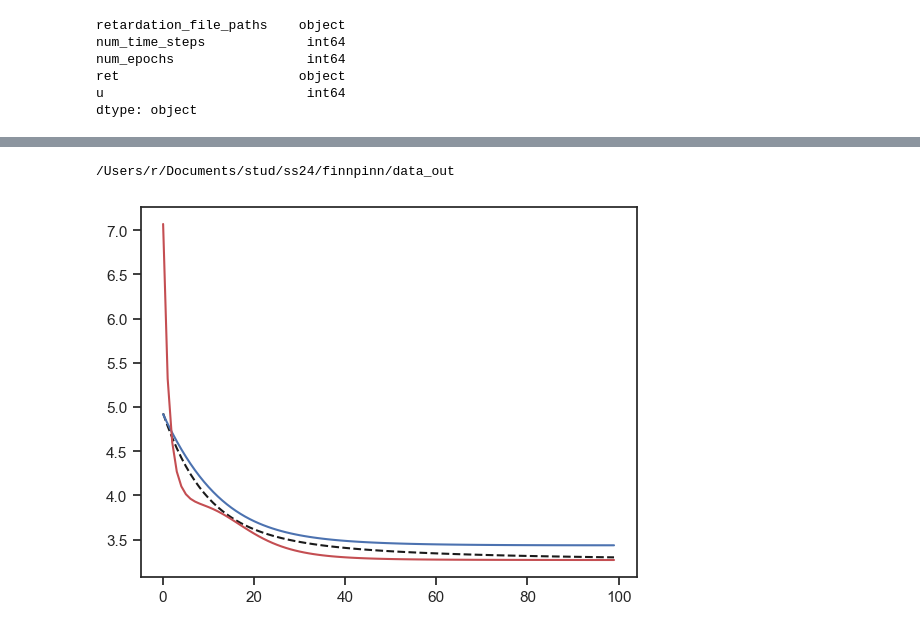
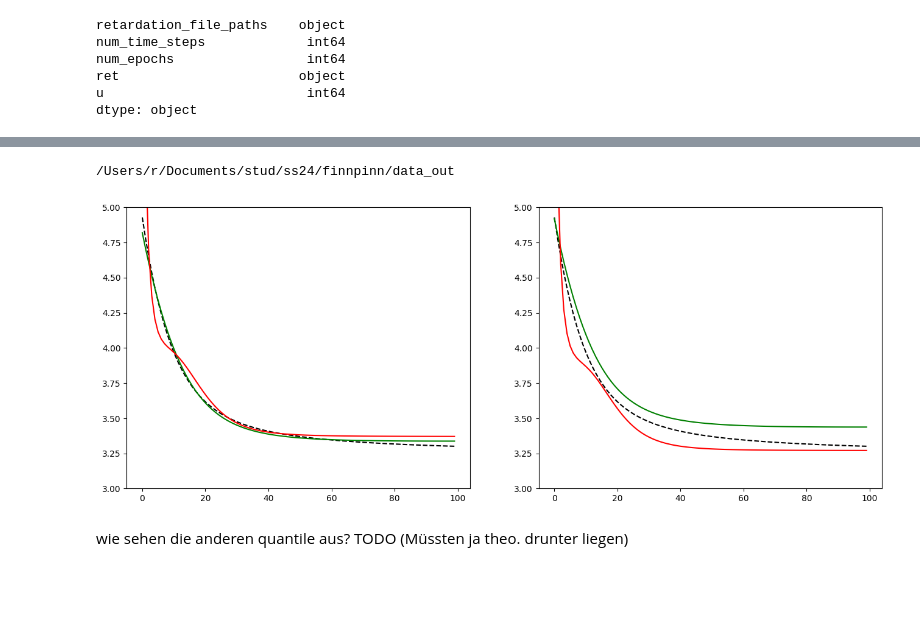
Before and after one commit to RiccardoFrenner/finn-nnpie, a Jupyter notebook: src/analyze_increasing_time.ipynb, the cells around one changed output, grey strips where cells are left out. Drawn from its saved outputs; the diff is of its cells as text; code cells hidden in the pictures; blank space fills up the shorter version.

```diff
--- a/src/analyze_increasing_time.ipynb
+++ b/src/analyze_increasing_time.ipynb
@@ -129,15 +126,22 @@ plt.show()
 # %%
-fig, ax = plt.subplots()
+fig, (ax1, ax2) = plt.subplots(ncols=2, figsize=(16, 6))
 
 base_path = Path("../data_out/").resolve()
 print(base_path)
 ret_mean = np.load(base_path / "predicted_retardations/retPred_100.npy")
 ret_pos = np.load(base_path / "finn_pos/predicted_retardations/retPred_100.npy")
 ret_neg = np.load(base_path / "finn_neg/predicted_retardations/retPred_100.npy")
-ax.plot(ret_mean, "k--")
-ax.plot(ret_pos+0.1, "b")
-ax.plot(ret_neg-0.1, "r")
+ax1.plot(ret_mean, "k--")
+ax1.plot(ret_pos, "g")
+ax1.plot(ret_neg, "r")
+ax2.plot(ret_mean, "k--")
+ax2.plot(ret_pos+0.1, "g")
+ax2.plot(ret_neg-0.1, "r")
+ax1.set_ylim(3.0, 5.0)
+ax2.set_ylim(3.0, 5.0)
 plt.show()
 # %% [output]
 /Users/r/Documents/stud/ss24/finnpinn/data_out
-[figure, old version]
+[figure, new version]
+# %% [markdown]
+wie sehen die anderen quantile aus? TODO (Müssten ja theo. drunter liegen)
```
Also changed, not shown: parts of 8 cells of this notebook, 11 other files.
